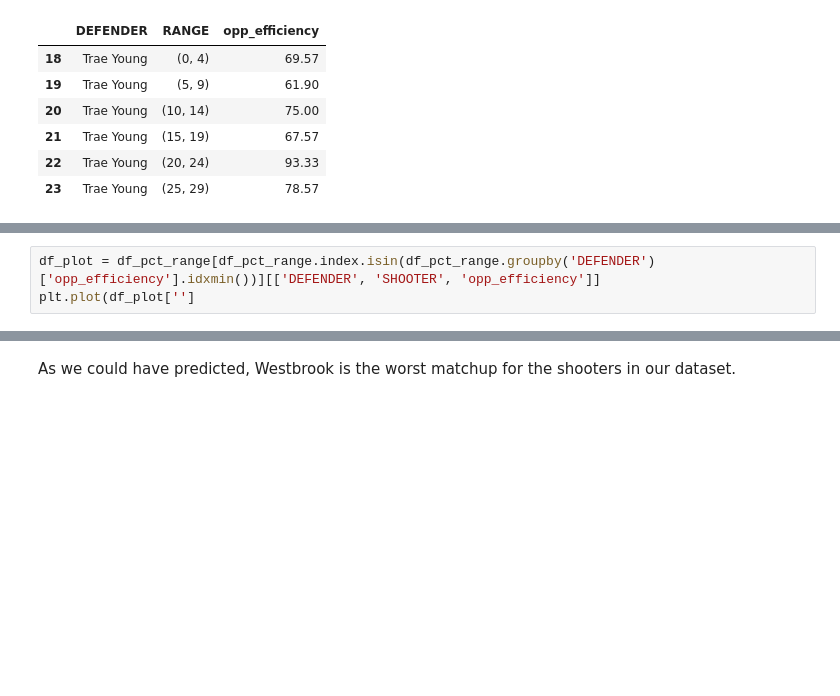
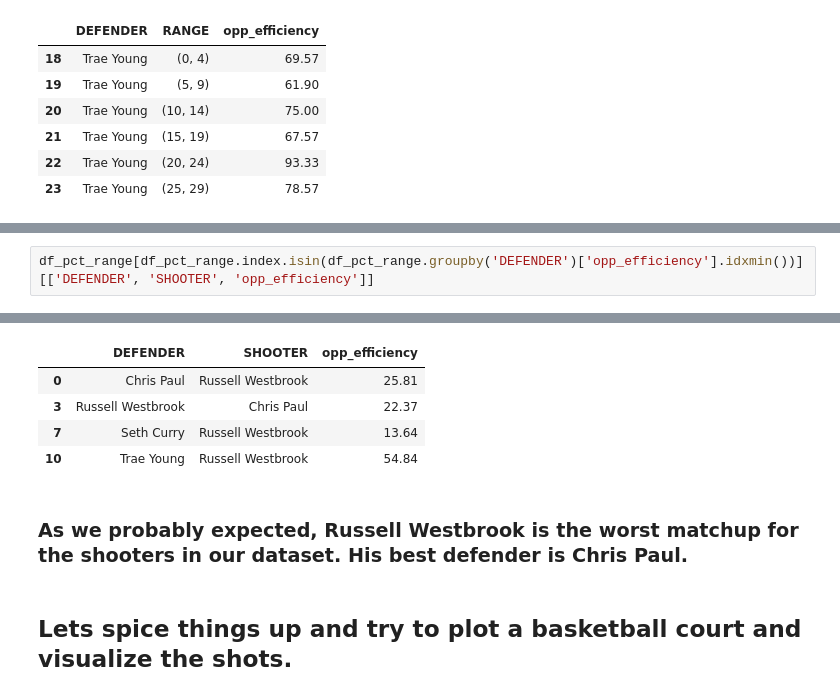
Before and after one commit to 3kleo/NBA-Shooting-Data, a Jupyter notebook: NBA_shooting_data.ipynb, the cells around one changed output, grey strips where cells are left out. Saved outputs shown, nothing was run; the diff lists cells and outputs as text; blank space fills up the shorter version.

```diff
--- a/NBA_shooting_data.ipynb
+++ b/NBA_shooting_data.ipynb
@@ -246,4 +215,3 @@ df_pct_range.sort_values(['DEFENDER', 'opp_efficiency'])[['DEFENDER', 'SHOOTER',
 # %%
-df_plot = df_pct_range[df_pct_range.index.isin(df_pct_range.groupby('DEFENDER')['opp_efficiency'].idxmin())][['DEFENDER', 'SHOOTER', 'opp_efficiency']]
-plt.plot(df_plot['']
+df_pct_range[df_pct_range.index.isin(df_pct_range.groupby('DEFENDER')['opp_efficiency'].idxmin())][['DEFENDER', 'SHOOTER', 'opp_efficiency']]
 # %% [output]
@@ -251,2 +218,9 @@ SyntaxError: unexpected EOF while parsing (<ipython-input-14-21d9f0568b82>, line
+|  | DEFENDER | SHOOTER | opp_efficiency |
+| 0 | Chris Paul | Russell Westbrook | 25.81 |
+| 3 | Russell Westbrook | Chris Paul | 22.37 |
+| 7 | Seth Curry | Russell Westbrook | 13.64 |
+| 10 | Trae Young | Russell Westbrook | 54.84 |
 # %% [markdown]
-As we could have predicted, Westbrook is the worst matchup for the shooters in our dataset.
+### As we probably expected, Russell Westbrook is the worst matchup for the shooters in our dataset. His best defender is Chris Paul.
+# %% [markdown]
+## Lets spice things up and try to plot a basketball court and visualize the shots.
```
Also changed, not shown: parts of 18 cells of this notebook.
